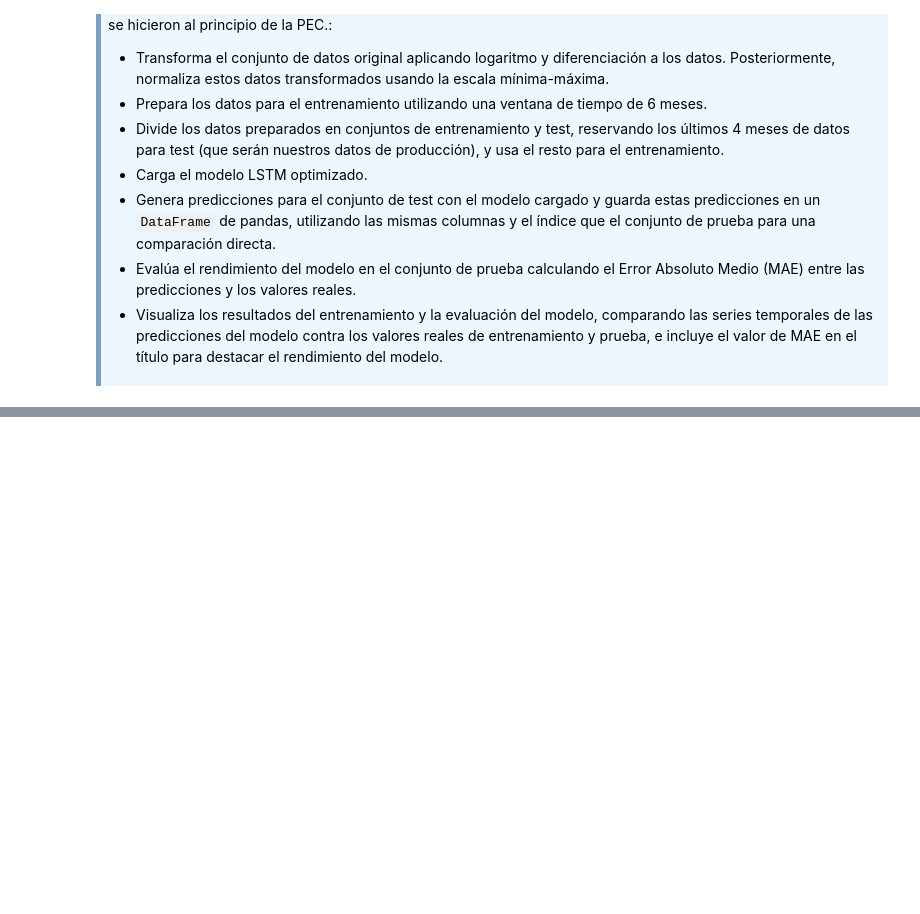
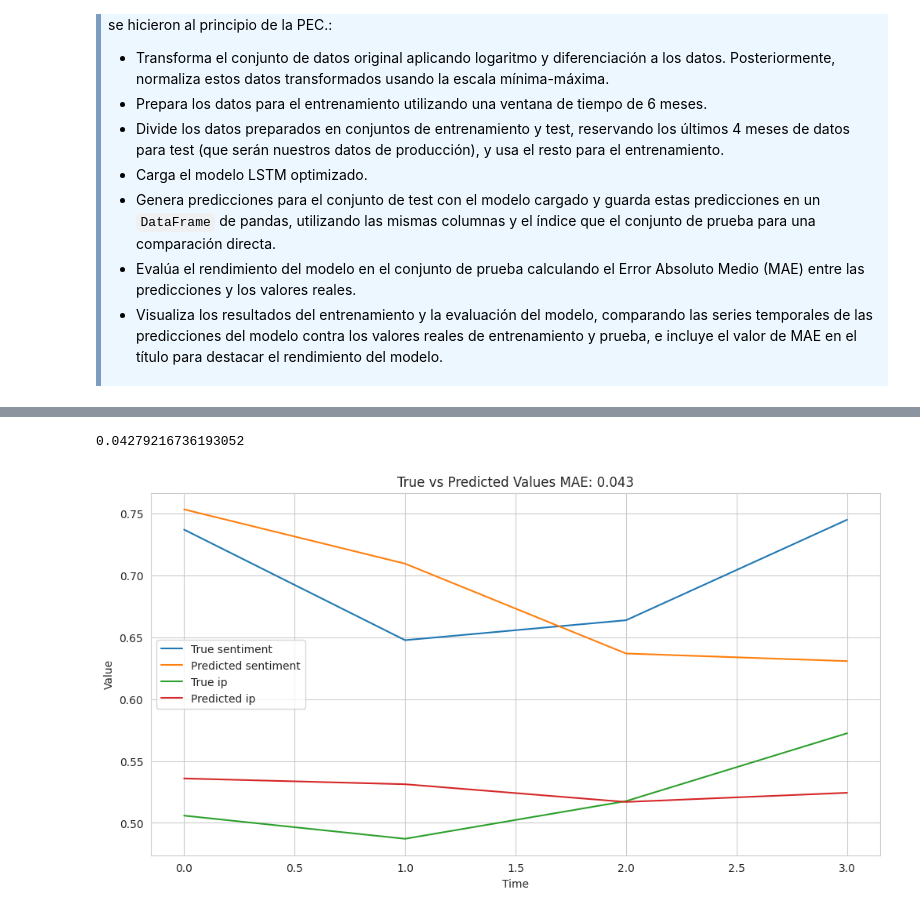
Before and after one commit to lpajarof/A9Visualizaci-n, a Jupyter notebook: M2_875_2023_PEC2_Enunciado_es.ipynb, the cells around one changed output, grey strips where cells are left out. Cells and saved outputs as stored; diff of their text form; code cells hidden in the pictures; blank space fills up the shorter version.

```diff
--- a/M2_875_2023_PEC2_Enunciado_es.ipynb
+++ b/M2_875_2023_PEC2_Enunciado_es.ipynb
@@ -1080,0 +1113,13 @@ df.head()
+# %%
+# Determinar el tamaño del conjunto de prueba (4 meses)
+test_size = 4
+
+# Dividir los datos en conjuntos de entrenamiento y prueba
+X_train, X_test = X[:-test_size], X[-test_size:]
+y_train, y_test = y[:-test_size], y[-test_size:]
+
+# Verificar las dimensiones de los conjuntos de entrenamiento y prueba
+print("Dimensiones de X_train:", X_train.shape)
+print("Dimensiones de X_test:", X_test.shape)
+print("Dimensiones de y_train:", y_train.shape)
+print("Dimensiones de y_test:", y_test.shape)
@@ -1080,0 +1131,11 @@ df.head()
+# %%
+from tensorflow.keras.models import load_model
+
+# Ruta del archivo donde está guardado el modelo
+model_path = "/content/results/best_lstm_model.h5"
+
+# Cargar el modelo
+loaded_model = load_model(model_path)
+
+# Confirmar que el modelo se ha cargado correctamente
+print("Modelo cargado exitosamente desde:", model_path)
@@ -1080,0 +1144,3 @@ df.head()
+# %%
+# Realiza predicciones con el modelo cargado
+modelo_cargado_predictions = loaded_model.predict(X_test)
@@ -1080,0 +1150,20 @@ df.head()
+# %%
+mae_modelo_cargado = mean_absolute_error(y_test, modelo_cargado_predictions)
+mae_modelo_cargado
+# %% [output]
+0.04279216736193052
+# %%
+
+# Visualizar las series temporales originales y las predicciones del modelo
+plt.figure(figsize=(12, 6))
+plt.plot(y_test[:, 0], label='True sentiment')
+plt.plot(modelo_cargado_predictions[:, 0], label='Predicted sentiment')
+plt.plot(y_test[:, 1], label='True ip')
+plt.plot(modelo_cargado_predictions[:, 1], label='Predicted ip')
+plt.title(f'True vs Predicted Values MAE: {mae_modelo_cargado:.3f}')
+plt.xlabel('Time')
+plt.ylabel('Value')
+plt.legend()
+plt.show()
+# %% [output]
+[figure, added]
```
Also changed, not shown: parts of 7 cells of this notebook.
